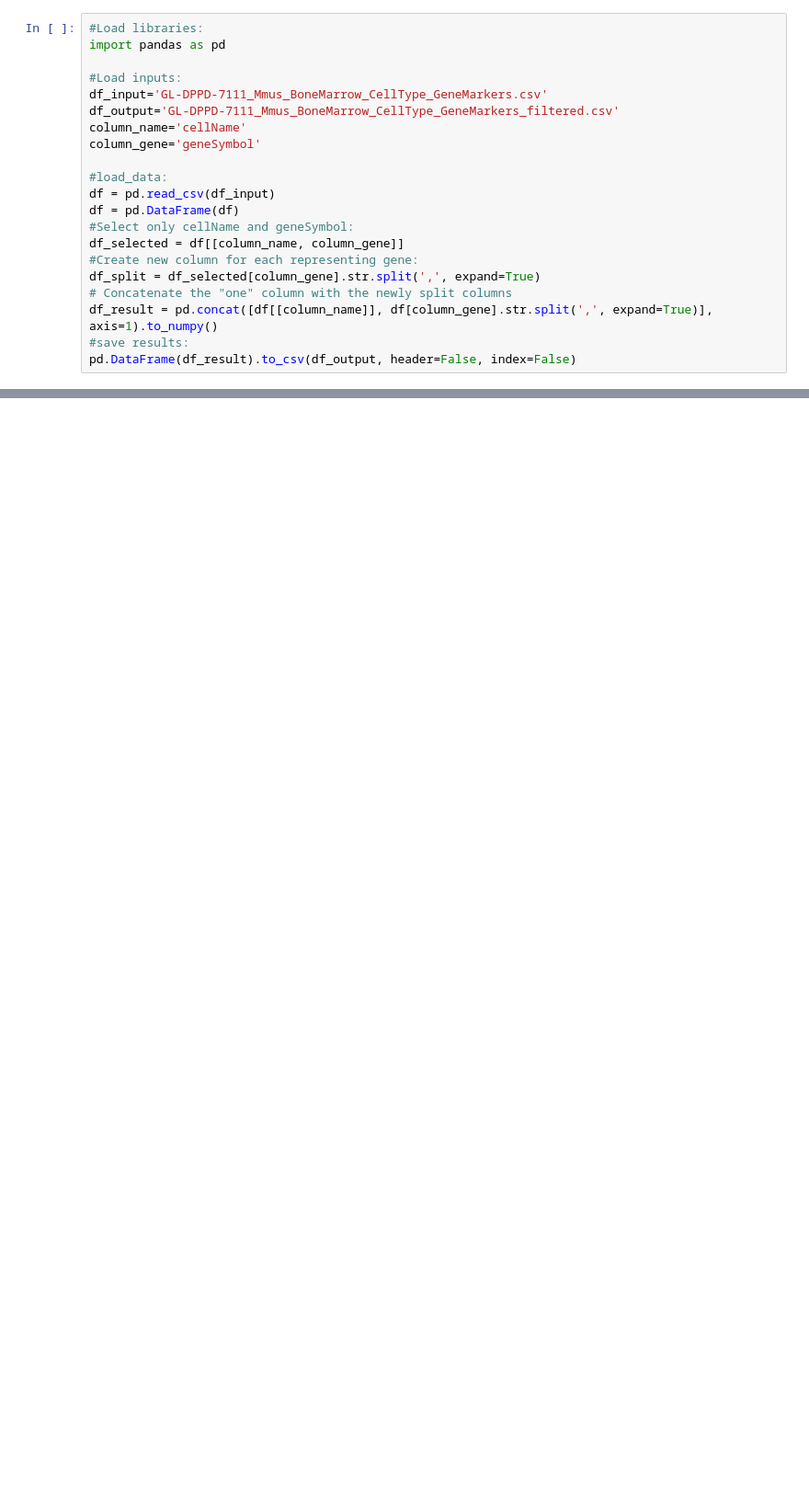
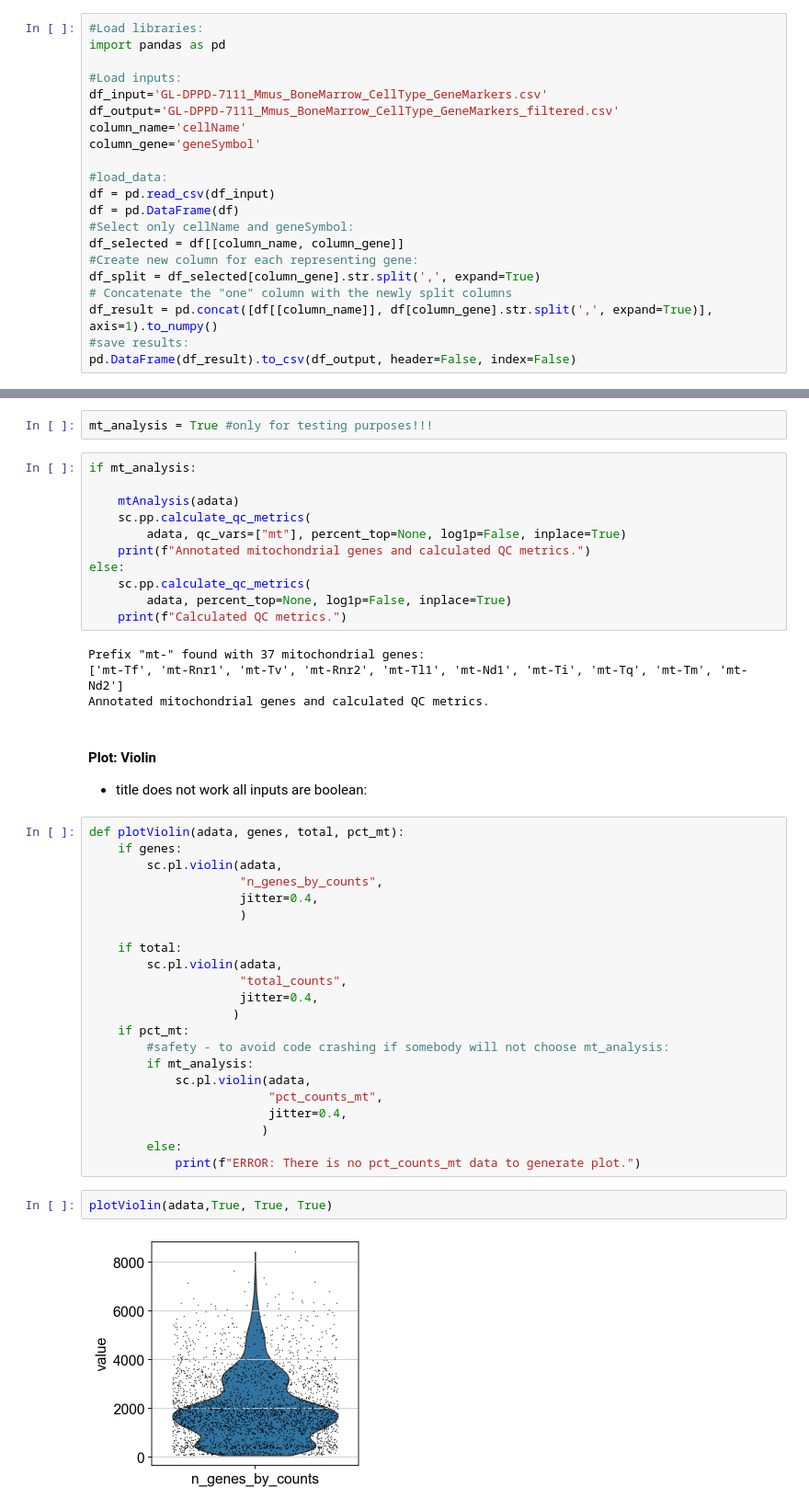
Before and after one commit to komendien/scRNAseq_Mmus_DP, a Jupyter notebook: KK_downstream_scRNAseq.ipynb, the cells around one changed output, grey strips where cells are left out. Shown at 92% size. Cells and saved outputs as stored; diff of their text form; blank space fills up the shorter version.

```diff
--- a/KK_downstream_scRNAseq.ipynb
+++ b/KK_downstream_scRNAseq.ipynb
@@ -362,0 +260,47 @@ Prefix "mt-" found with 36 mitochondrial genes:
+# %%
+mt_analysis = True #only for testing purposes!!!
+# %%
+if mt_analysis:
+
+    mtAnalysis(adata)
+    sc.pp.calculate_qc_metrics(
+        adata, qc_vars=["mt"], percent_top=None, log1p=False, inplace=True)
+    print(f"Annotated mitochondrial genes and calculated QC metrics.")
+else:
+    sc.pp.calculate_qc_metrics(
+        adata, percent_top=None, log1p=False, inplace=True)
+    print(f"Calculated QC metrics.")
+# %% [output]
+Prefix "mt-" found with 37 mitochondrial genes:
+['mt-Tf', 'mt-Rnr1', 'mt-Tv', 'mt-Rnr2', 'mt-Tl1', 'mt-Nd1', 'mt-Ti', 'mt-Tq', 'mt-Tm', 'mt-Nd2']
+Annotated mitochondrial genes and calculated QC metrics.
+# %% [markdown]
+#### Plot: Violin
+- title does not work
+all inputs are boolean:
+# %%
+def plotViolin(adata, genes, total, pct_mt):
+    if genes:
+        sc.pl.violin(adata,
+                     "n_genes_by_counts",
+                     jitter=0.4,
+                     )
+
+    if total:
+        sc.pl.violin(adata,
+                     "total_counts",
+                     jitter=0.4,
+                    )
+    if pct_mt:
+        #safety - to avoid code crashing if somebody will not choose mt_analysis:
+        if mt_analysis:
+            sc.pl.violin(adata,
+                         "pct_counts_mt",
+                         jitter=0.4,
+                        )
+        else:
+            print(f"ERROR: There is no pct_counts_mt data to generate plot.")
+# %%
+plotViolin(adata,True, True, True)
+# %% [output]
+[figure, added]
```
Also changed, not shown: parts of 69 cells of this notebook.
